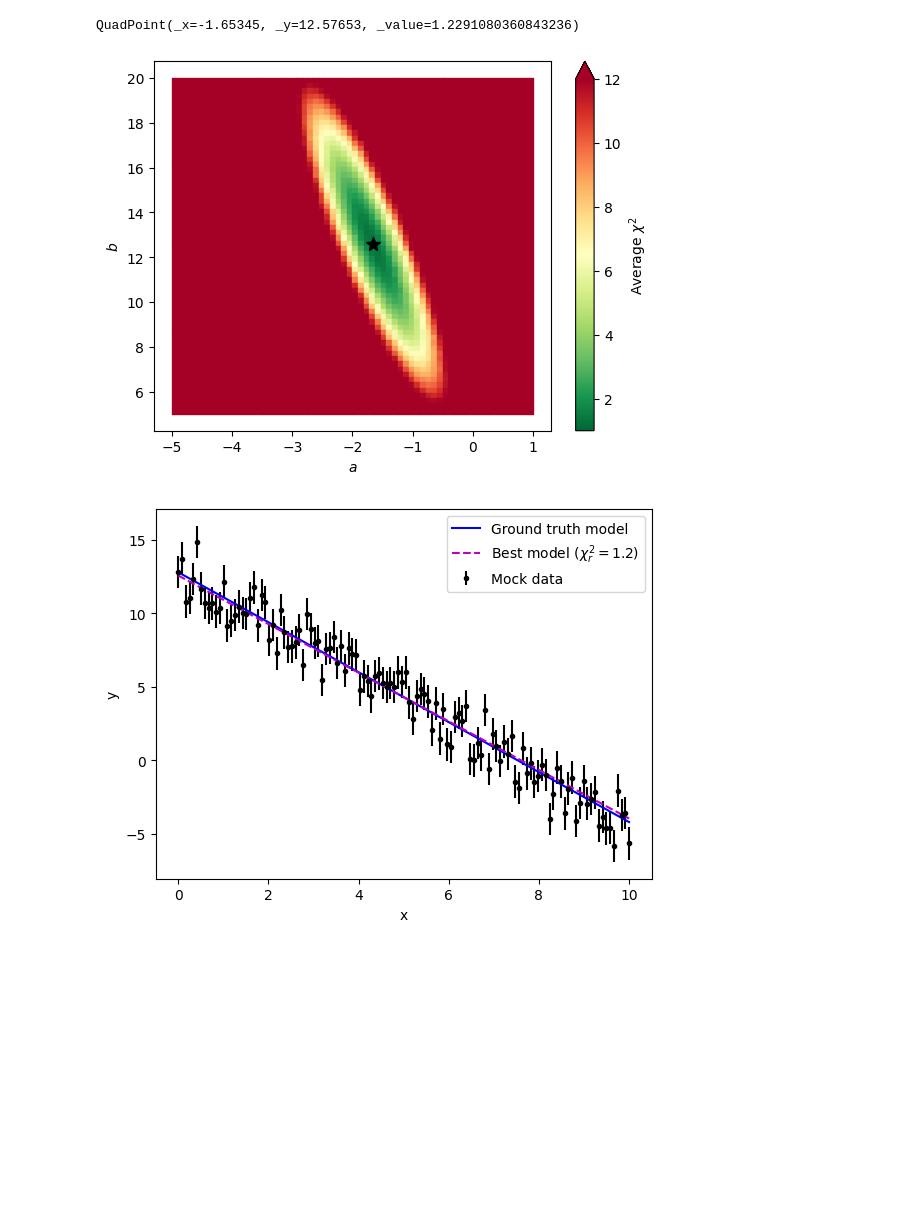
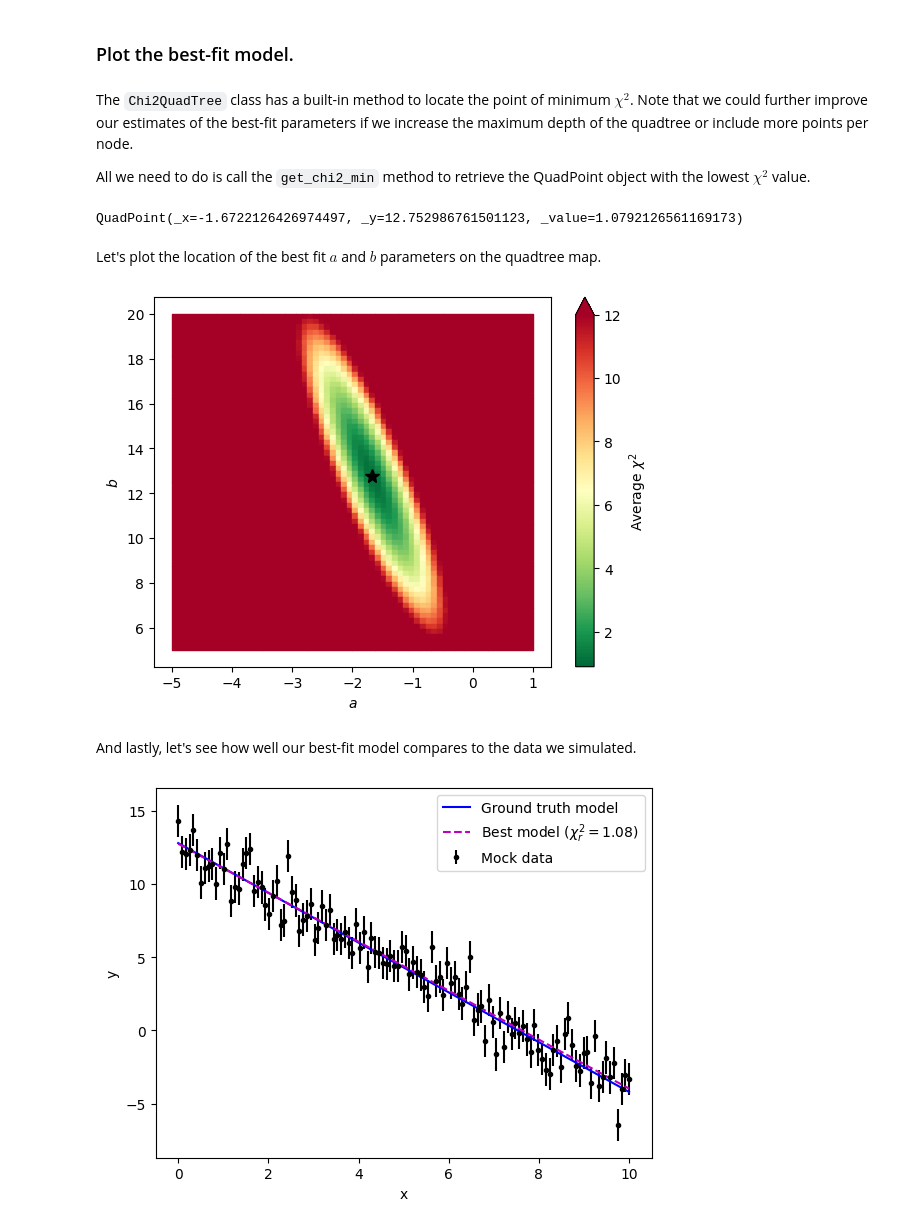
Before and after one commit to CalebHarada/astroQTpy, a Jupyter notebook: docs/source/tutorials/chi2_quadtree_tutorial.ipynb, the cells around one changed output. Drawn from its saved outputs; the diff is of its cells as text; code cells hidden in the pictures; blank space fills up the shorter version.

```diff
--- a/docs/source/tutorials/chi2_quadtree_tutorial.ipynb
+++ b/docs/source/tutorials/chi2_quadtree_tutorial.ipynb
@@ -92,6 +112,7 @@ chi2_tree = Chi2QuadTree(-5, 1, 5, 20,
                          weights=weights,
                          split_threshold=0.1,
                          N_proc=1,
+                         N_points=50,
                          max_depth=7,
                          max_chi2=12,
                          filename_points='./tutorial_outputs/chi2tree_fine_points.txt',
@@ -115,3 +138,9 @@ ax.set_ylabel("$b$");
+# %% [markdown]
+### Plot the best-fit model.
+# %% [markdown]
+The `Chi2QuadTree` class has a built-in method to locate the point of minimum $\chi^2$. Note that we could further improve our estimates of the best-fit parameters if we increase the maximum depth of the quadtree or include more points per node.
+
+All we need to do is call the `get_chi2_min` method to retrieve the QuadPoint object with the lowest $\chi^2$ value.
 # %%
 best_point = chi2_tree.get_chi2_min()
 a_best = best_point.x
@@ -119,7 +148,9 @@ b_best = best_point.y
 
 print(best_point)
 # %% [output]
-QuadPoint(_x=-1.65345, _y=12.57653, _value=1.2291080360843236)
+QuadPoint(_x=-1.6722126426974497, _y=12.752986761501123, _value=1.0792126561169173)
+# %% [markdown]
+Let's plot the location of the best fit $a$ and $b$ parameters on the quadtree map.
 # %%
 fig, ax = plt.subplots()
 quadtree_map = chi2_tree.draw_tree(ax, show_lines=False, vmax=12)
@@ -128,16 +159,18 @@ ax.plot(a_best, b_best, 'k*', ms=10)
 ax.set_xlabel("$a$")
 ax.set_ylabel("$b$");
 # %% [output]
-[figure, old version]
+[figure, new version]
+# %% [markdown]
+And lastly, let's see how well our best-fit model compares to the data we simulated.
 # %%
 fig, ax = plt.subplots()
 ax.set_xlabel('x')
 ax.set_ylabel('y')
 ax.errorbar(*data, yerr=sigma, fmt='k.', label='Mock data')
 ax.plot(x_data, linear_model(x_data, (a_truth, b_truth)), 'b-', label='Ground truth model')
-ax.plot(x_data, linear_model(x_data, (a_best, b_best)), 'm--', label='Best model ($\chi_r^2 = {:.1f}$)'.format(best_point.value))
+ax.plot(x_data, linear_model(x_data, (a_best, b_best)), 'm--', label='Best model ($\chi_r^2 = {:.2f}$)'.format(best_point.value))
 ax.legend()
 
 plt.show()
 # %% [output]
-[figure, old version]
+[figure, new version]
```
Also changed, not shown: parts of 23 cells of this notebook, 11 other files.
